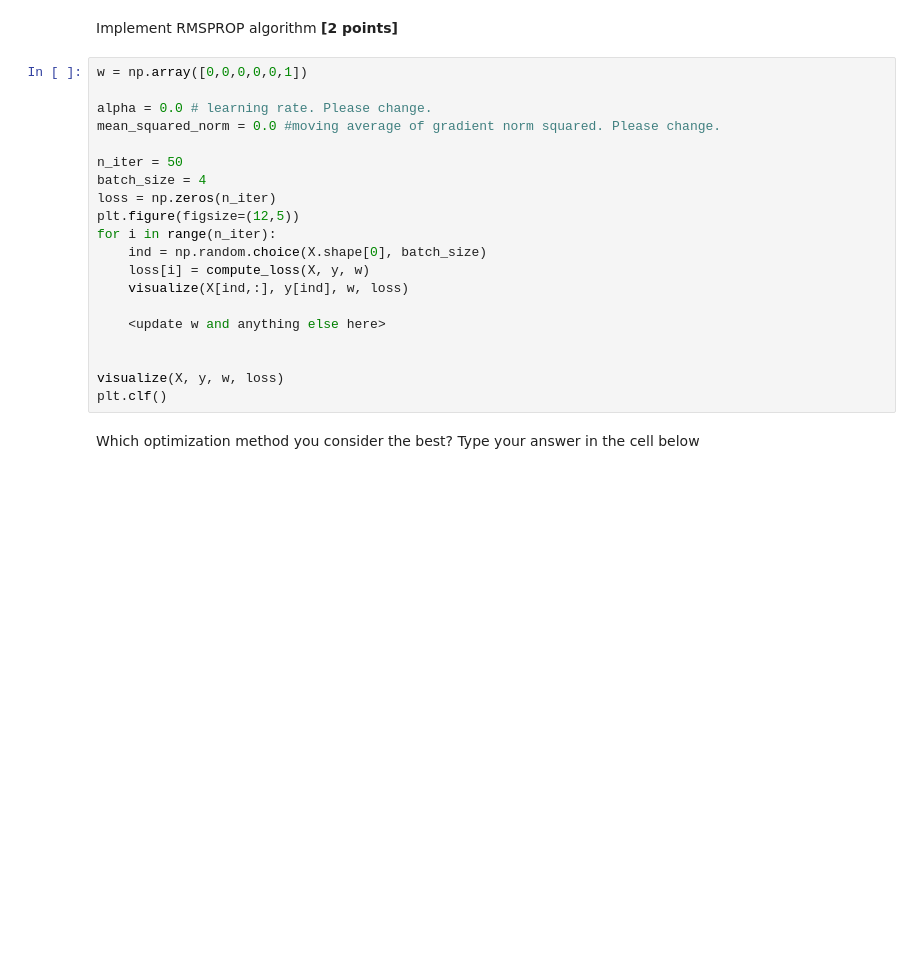
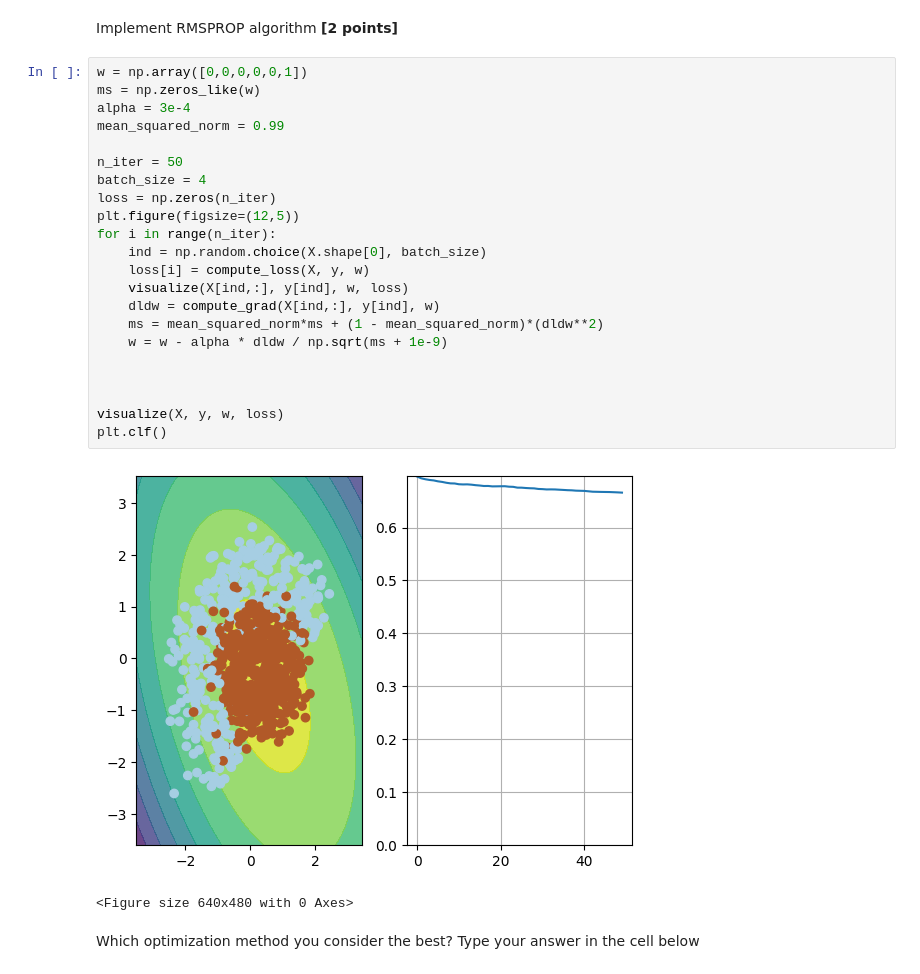
Before and after one commit to AlexDorosh55/Practical_DL, a Jupyter notebook: week01_backprop/adaptive_sgd.ipynb, the cells around one changed output. Drawn from its saved outputs; the diff is of its cells as text; blank space fills up the shorter version.

```diff
--- a/week01_backprop/adaptive_sgd.ipynb
+++ b/week01_backprop/adaptive_sgd.ipynb
@@ -268,24 +280,29 @@ plt.clf()
 Implement RMSPROP algorithm __[2 points]__
 # %%
 w = np.array([0,0,0,0,0,1])
-
-alpha = 0.0 # learning rate. Please change.
-mean_squared_norm = 0.0 #moving average of gradient norm squared. Please change.
+ms = np.zeros_like(w)
+alpha = 3e-4
+mean_squared_norm = 0.99
 
 n_iter = 50
 batch_size = 4
 loss = np.zeros(n_iter)
 plt.figure(figsize=(12,5))
 for i in range(n_iter):
     ind = np.random.choice(X.shape[0], batch_size)
     loss[i] = compute_loss(X, y, w)
     visualize(X[ind,:], y[ind], w, loss)
+    dldw = compute_grad(X[ind,:], y[ind], w)
+    ms = mean_squared_norm*ms + (1 - mean_squared_norm)*(dldw**2)
+    w = w - alpha * dldw / np.sqrt(ms + 1e-9)
 
-    <update w and anything else here>
 
 
 visualize(X, y, w, loss)
 plt.clf()
+# %% [output]
+[figure, added]
+<Figure size 640x480 with 0 Axes>
 # %% [markdown]
 Which optimization method you consider the best? Type your answer in the cell below
 # %% [markdown]
```
Also changed, not shown: parts of 7 cells of this notebook.
